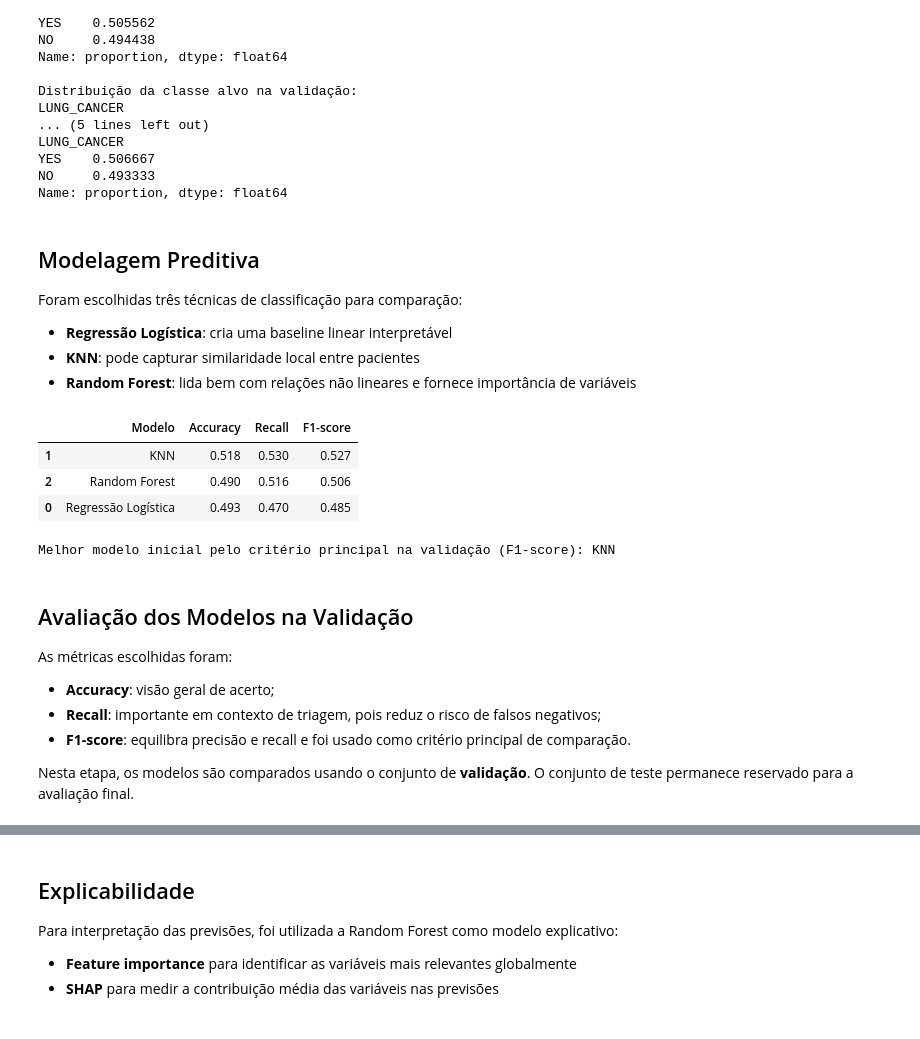
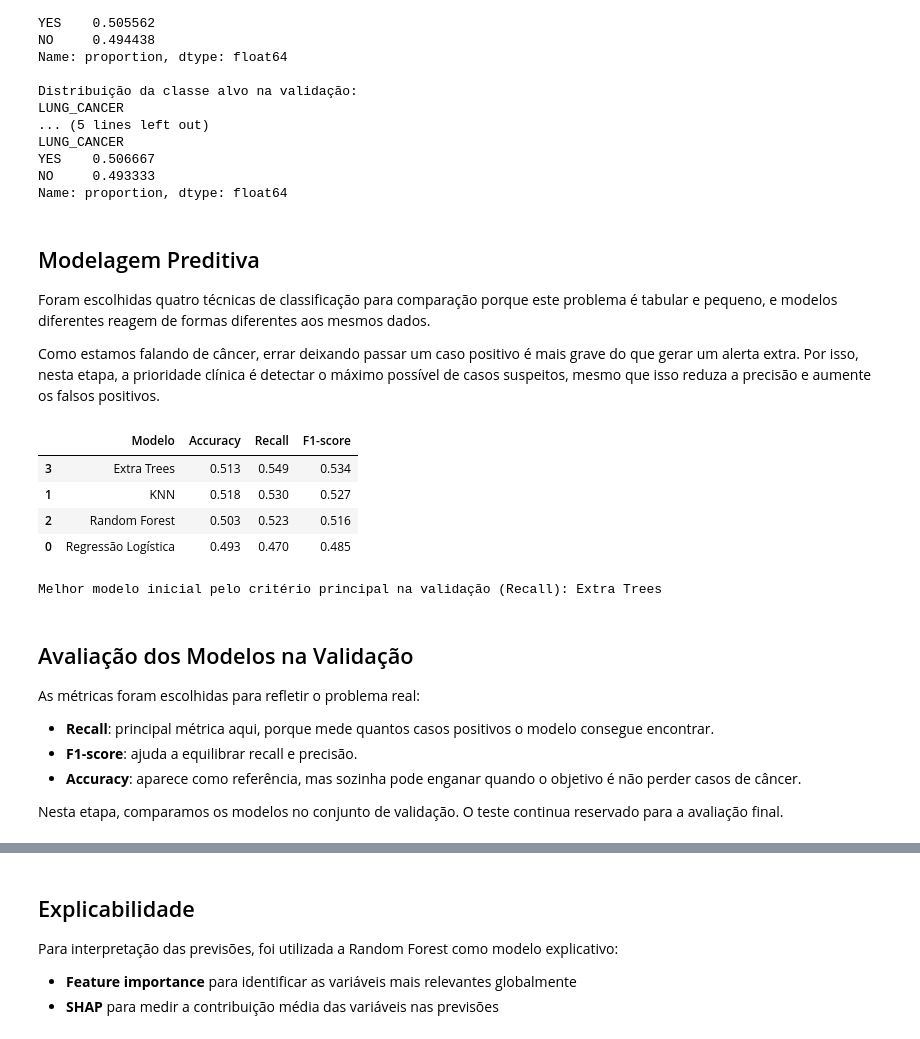
Before and after one commit to fiap-grupo-xpto/fiap-tech-challenge-fase-2, a Jupyter notebook: train_model/analise_cancer.ipynb, the cells around one changed output, grey strips where cells are left out. Drawn from its saved outputs; the diff is of its cells as text; code cells hidden in the pictures.

```diff
--- a/train_model/analise_cancer.ipynb
+++ b/train_model/analise_cancer.ipynb
@@ -494,16 +508,16 @@ Name: proportion, dtype: float64
 # %% [markdown]
 ## Modelagem Preditiva
 
-Foram escolhidas três técnicas de classificação para comparação:
-- **Regressão Logística**: cria uma baseline linear interpretável
-- **KNN**: pode capturar similaridade local entre pacientes
-- **Random Forest**: lida bem com relações não lineares e fornece importância de variáveis
+Foram escolhidas quatro técnicas de classificação para comparação porque este problema é tabular e pequeno, e modelos diferentes reagem de formas diferentes aos mesmos dados.
+
+Como estamos falando de câncer, errar deixando passar um caso positivo é mais grave do que gerar um alerta extra. Por isso, nesta etapa, a prioridade clínica é detectar o máximo possível de casos suspeitos, mesmo que isso reduza a precisão e aumente os falsos positivos.
 # %%
 # Treinar diferentes modelos de classificação
 modelos = {
     'Regressão Logística': LogisticRegression(max_iter=2000, class_weight='balanced'),
     'KNN': KNeighborsClassifier(n_neighbors=7),
-    'Random Forest': RandomForestClassifier(n_estimators=200, random_state=42, class_weight='balanced')
+    'Random Forest': RandomForestClassifier(n_estimators=200, random_state=42, class_weight='balanced', n_jobs=1),
+    'Extra Trees': ExtraTreesClassifier(n_estimators=700, random_state=42, class_weight='balanced', n_jobs=1)
 }
 
 modelos_treinados = {}
@@ -512,48 +526,49 @@ resultados_modelos = []
 
 for nome_modelo, estimador in modelos.items():
     pipeline_modelo = Pipeline([
         ('preprocessador', preprocessador),
         ('classificador', estimador)
     ])
 
     pipeline_modelo.fit(X_train, y_train)
 
     y_pred = pipeline_modelo.predict(X_val)
 
     modelos_treinados[nome_modelo] = pipeline_modelo
     predicoes_validacao[nome_modelo] = y_pred
 
     resultados_modelos.append({
         'Modelo': nome_modelo,
         'Accuracy': accuracy_score(y_val, y_pred),
         'Recall': recall_score(y_val, y_pred, zero_division=0),
         'F1-score': f1_score(y_val, y_pred, zero_division=0)
     })
 
 resultados_modelos_df = pd.DataFrame(resultados_modelos).sort_values(
-    by=['F1-score', 'Recall', 'Accuracy'],
+    by=['Recall', 'F1-score', 'Accuracy'],
     ascending=False
 )
 
 display(resultados_modelos_df.round(3))
 
 melhor_modelo_inicial = resultados_modelos_df.iloc[0]['Modelo']
-print(f'Melhor modelo inicial pelo critério principal na validação (F1-score): {melhor_modelo_inicial}')
+print(f'Melhor modelo inicial pelo critério principal na validação (Recall): {melhor_modelo_inicial}')
 # %% [output]
 |  | Modelo | Accuracy | Recall | F1-score |
+| 3 | Extra Trees | 0.513 | 0.549 | 0.534 |
 | 1 | KNN | 0.518 | 0.530 | 0.527 |
-| 2 | Random Forest | 0.490 | 0.516 | 0.506 |
+| 2 | Random Forest | 0.503 | 0.523 | 0.516 |
 | 0 | Regressão Logística | 0.493 | 0.470 | 0.485 |
-Melhor modelo inicial pelo critério principal na validação (F1-score): KNN
+Melhor modelo inicial pelo critério principal na validação (Recall): Extra Trees
 # %% [markdown]
 ## Avaliação dos Modelos na Validação
 
-As métricas escolhidas foram:
-- **Accuracy**: visão geral de acerto;
-- **Recall**: importante em contexto de triagem, pois reduz o risco de falsos negativos;
-- **F1-score**: equilibra precisão e recall e foi usado como critério principal de comparação.
+As métricas foram escolhidas para refletir o problema real:
+- **Recall**: principal métrica aqui, porque mede quantos casos positivos o modelo consegue encontrar.
+- **F1-score**: ajuda a equilibrar recall e precisão.
+- **Accuracy**: aparece como referência, mas sozinha pode enganar quando o objetivo é não perder casos de câncer.
 
-Nesta etapa, os modelos são comparados usando o conjunto de **validação**. O conjunto de teste permanece reservado para a avaliação final.
+Nesta etapa, comparamos os modelos no conjunto de validação. O teste continua reservado para a avaliação final.
 # %%
 # Exibir relatório de classificação e matriz de confusão para cada modelo na validação
 for nome_modelo, y_pred in predicoes_validacao.items():
```
Also changed, not shown: parts of 13 cells of this notebook.
